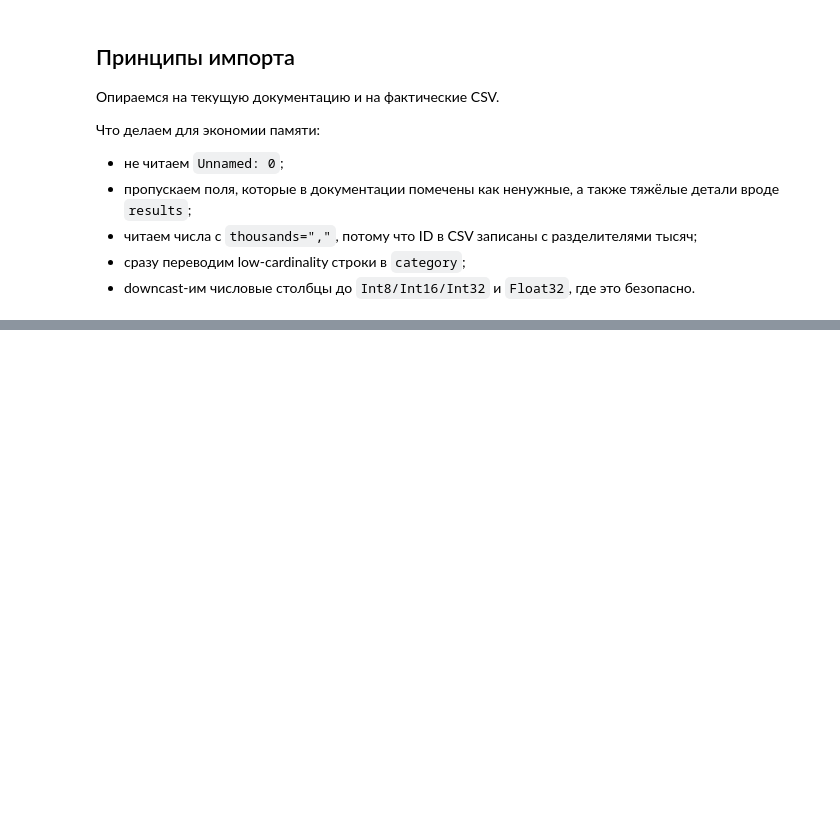
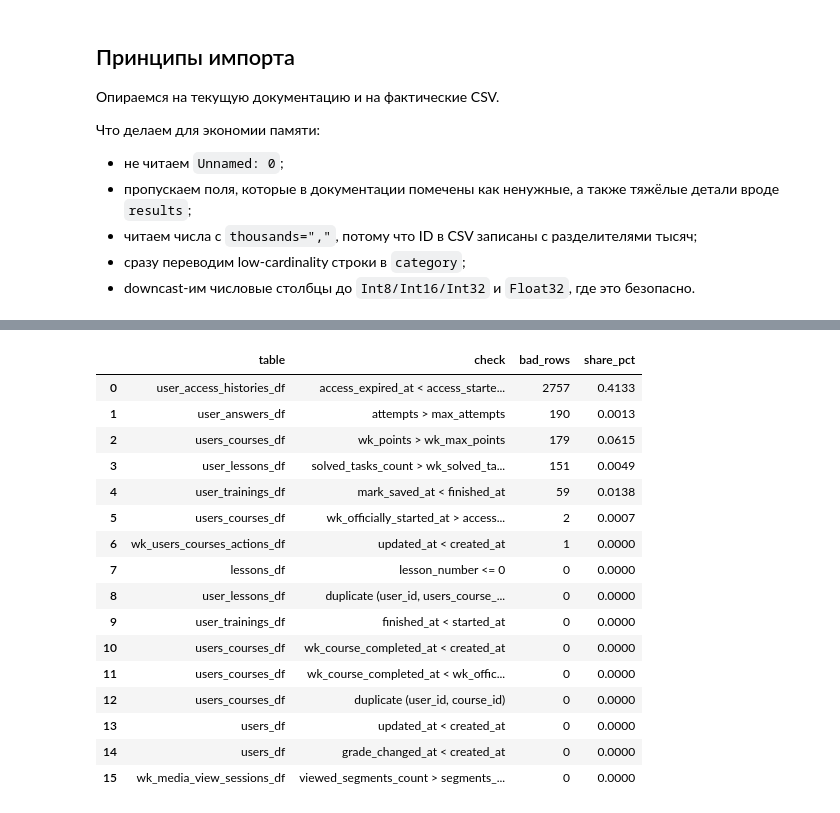
Before and after one commit to mariyakukhtinova-sys/hackaton_mipt_ds_25, a Jupyter notebook: dataset_cleaning.ipynb, the cells around one changed output, grey strips where cells are left out. Cells and saved outputs as stored; diff of their text form; code cells hidden in the pictures; blank space fills up the shorter version.

```diff
--- a/dataset_cleaning.ipynb
+++ b/dataset_cleaning.ipynb
@@ -298,0 +539,82 @@ display(f"Суммарно в памяти: {total_memory_mb} MB")
+# %%
+sanity_checks_df = pd.DataFrame(
+    {
+        "table": [
+            "users_df",
+            "users_df",
+            "lessons_df",
+            "user_access_histories_df",
+            "user_lessons_df",
+            "user_lessons_df",
+            "user_answers_df",
+            "user_trainings_df",
+            "user_trainings_df",
+            "users_courses_df",
+            "users_courses_df",
+            "users_courses_df",
+            "users_courses_df",
+            "users_courses_df",
+            "wk_users_courses_actions_df",
+            "wk_media_view_sessions_df",
+        ],
+        "check": [
+            "updated_at < created_at",
+            "grade_changed_at < created_at",
+            "lesson_number <= 0",
+            "access_expired_at < access_started_at",
+            "solved_tasks_count > wk_solved_task_count",
+            "duplicate (user_id, users_course_id, lesson_id)",
+            "attempts > max_attempts",
+            "finished_at < started_at",
+            "mark_saved_at < finished_at",
+            "wk_points > wk_max_points",
+            "wk_officially_started_at > access_finished_at",
+            "wk_course_completed_at < created_at",
+            "wk_course_completed_at < wk_officially_started_at",
+            "duplicate (user_id, course_id)",
+            "updated_at < created_at",
+            "viewed_segments_count > segments_total",
+        ],
+        "bad_rows": [
+            int((users_df["updated_at"] < users_df["created_at"]).sum()),
+            int((users_df["grade_changed_at"] < users_df["created_at"]).sum()),
+            int((lessons_df["lesson_number"] <= 0).sum()),
+            int((user_access_histories_df["access_expired_at"] < user_access_histories_df["access_started_at"]).sum()),
+            int((user_lessons_df["solved_tasks_count"] > user_lessons_df["wk_solved_task_count"]).sum()),
+            int(user_lessons_df.duplicated(["user_id", "users_course_id", "lesson_id"]).sum()),
+            int((user_answers_df["attempts"] > user_answers_df["max_attempts"]).sum()),
+            int((user_trainings_df["finished_at"] < user_trainings_df["started_at"]).sum()),
+            int((user_trainings_df["mark_saved_at"] < user_trainings_df["finished_at"]).sum()),
+            int((users_courses_df["wk_points"] > users_courses_df["wk_max_points"]).sum()),
+            int((users_courses_df["wk_officially_started_at"] > users_courses_df["access_finished_at"]).sum()),
+            int((users_courses_df["wk_course_completed_at"] < users_courses_df["created_at"]).sum()),
+            int((users_courses_df["wk_course_completed_at"] < users_courses_df["wk_officially_started_at"]).sum()),
+            int(users_courses_df.duplicated(["user_id", "course_id"]).sum()),
+            int((wk_users_courses_actions_df["updated_at"] < wk_users_courses_actions_df["created_at"]).sum()),
+            int((wk_media_view_sessions_df["viewed_segments_count"] > wk_media_view_sessions_df["segments_total"]).sum()),
+        ],
+    }
+)
+
+table_rows = {name: df.shape[0] for name, df in dataframes.items()}
+sanity_checks_df["share_pct"] = (sanity_checks_df["bad_rows"] / sanity_checks_df["table"].map(table_rows) * 100).round(4)
+
+display(sanity_checks_df.sort_values(["bad_rows", "table"], ascending=[False, True], ignore_index=True))
+# %% [output]
+|  | table | check | bad_rows | share_pct |
+| 0 | user_access_histories_df | access_expired_at < access_starte... | 2757 | 0.4133 |
+| 1 | user_answers_df | attempts > max_attempts | 190 | 0.0013 |
+| 2 | users_courses_df | wk_points > wk_max_points | 179 | 0.0615 |
+| 3 | user_lessons_df | solved_tasks_count > wk_solved_ta... | 151 | 0.0049 |
+| 4 | user_trainings_df | mark_saved_at < finished_at | 59 | 0.0138 |
+| 5 | users_courses_df | wk_officially_started_at > access... | 2 | 0.0007 |
+| 6 | wk_users_courses_actions_df | updated_at < created_at | 1 | 0.0000 |
+| 7 | lessons_df | lesson_number <= 0 | 0 | 0.0000 |
+| 8 | user_lessons_df | duplicate (user_id, users_course_... | 0 | 0.0000 |
+| 9 | user_trainings_df | finished_at < started_at | 0 | 0.0000 |
+| 10 | users_courses_df | wk_course_completed_at < created_at | 0 | 0.0000 |
+| 11 | users_courses_df | wk_course_completed_at < wk_offic... | 0 | 0.0000 |
+| 12 | users_courses_df | duplicate (user_id, course_id) | 0 | 0.0000 |
+| 13 | users_df | updated_at < created_at | 0 | 0.0000 |
+| 14 | users_df | grade_changed_at < created_at | 0 | 0.0000 |
+| 15 | wk_media_view_sessions_df | viewed_segments_count > segments_... | 0 | 0.0000 |
```
Also changed, not shown: parts of 10 cells of this notebook.
